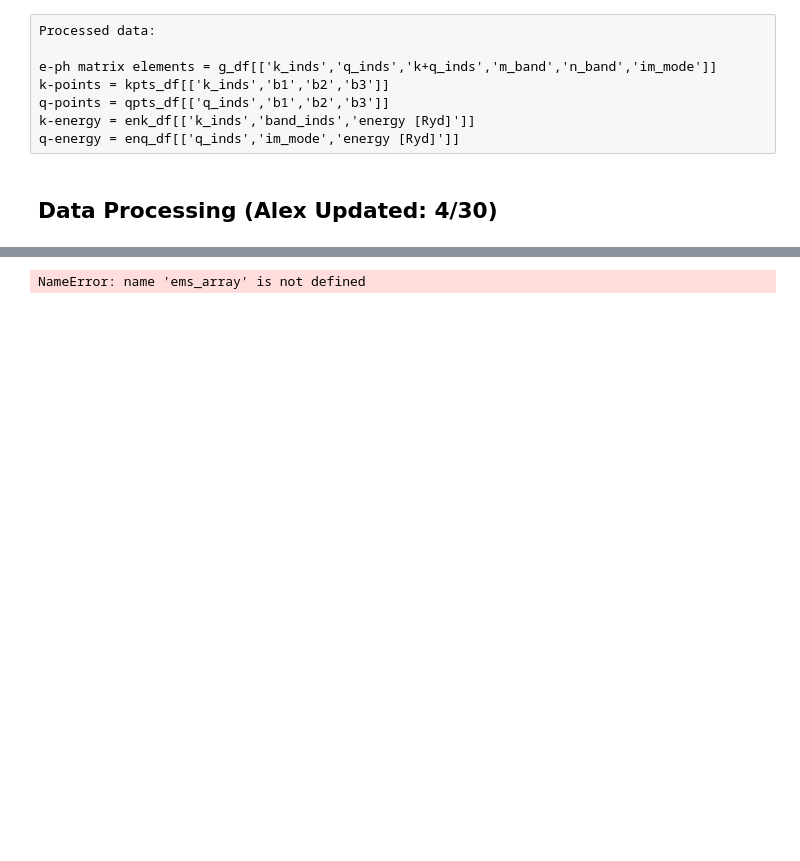
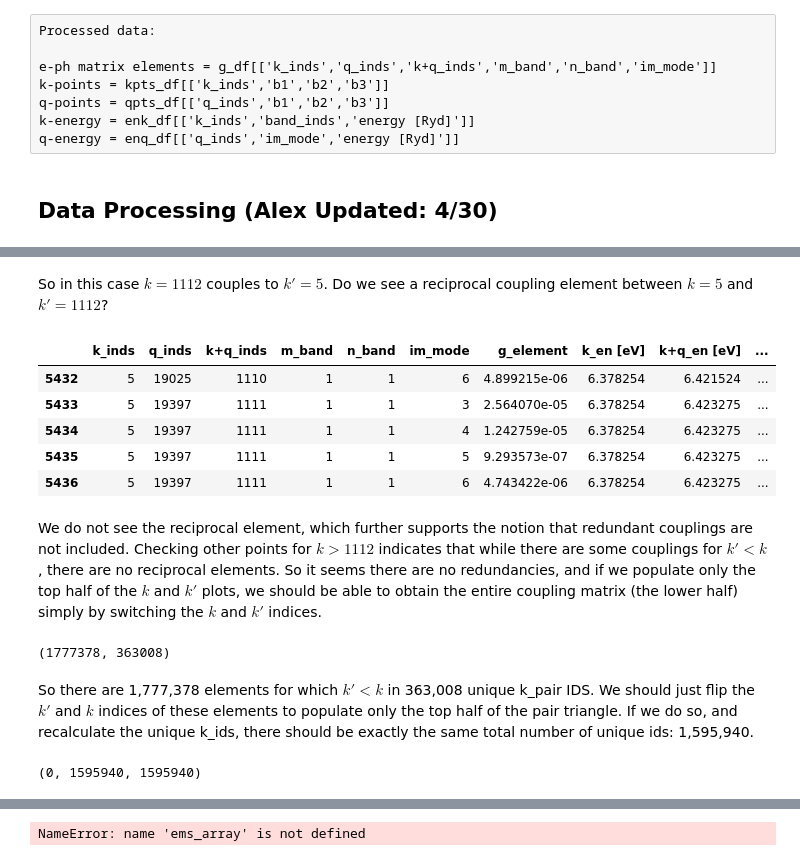
Before and after one commit to alexanderychoi/linear_boltzmann, a Jupyter notebook: data_processing_4_19.ipynb, the cells around one changed output, grey strips where cells are left out. Cells and saved outputs as stored; diff of their text form; code cells hidden in the pictures; blank space fills up the shorter version.

```diff
--- a/data_processing_4_19.ipynb
+++ b/data_processing_4_19.ipynb
@@ -1015,0 +974,19 @@ abs_scattering,ems_scattering = scattering_rate(g_df)
+# %% [markdown]
+So in this case $k = 1112$ couples to $k' = 5$. Do we see a reciprocal coupling element between $k=5$ and $k'=1112$?
+# %%
+g_df.loc[(g_df['k_inds']==5)&(g_df['k+q_inds']>1000)].tail()
+# %% [output]
+|  | k_inds | q_inds | k+q_inds | m_band | n_band | im_mode | g_element | k_en [eV] | k+q_en [eV] | ... |
+| 5432 | 5 | 19025 | 1110 | 1 | 1 | 6 | 4.899215e-06 | 6.378254 | 6.421524 | ... |
+| 5433 | 5 | 19397 | 1111 | 1 | 1 | 3 | 2.564070e-05 | 6.378254 | 6.423275 | ... |
+| 5434 | 5 | 19397 | 1111 | 1 | 1 | 4 | 1.242759e-05 | 6.378254 | 6.423275 | ... |
+| 5435 | 5 | 19397 | 1111 | 1 | 1 | 5 | 9.293573e-07 | 6.378254 | 6.423275 | ... |
+| 5436 | 5 | 19397 | 1111 | 1 | 1 | 6 | 4.743422e-06 | 6.378254 | 6.423275 | ... |
+# %% [markdown]
+We do not see the reciprocal element, which further supports the notion that redundant couplings are not included. Checking other points for $k>1112$ indicates that while there are some couplings for $k'<k$, there are no reciprocal elements. So it seems there are no redundancies, and if we populate only the top half of the $k$ and $k'$ plots, we should be able to obtain the entire coupling matrix (the lower half) simply by switching the $k$ and $k'$ indices.
+# %%
+len(g_df.loc[g_df['k_inds']>g_df['k+q_inds']]),len(np.unique(k_pair_df.loc[k_pair_df['k_inds']>k_pair_df['k+q_inds']]['k_pair_id']))
+# %% [output]
+(1777378, 363008)
+# %% [markdown]
+So there are 1,777,378 elements for which $k' < k$ in 363,008 unique k_pair IDS. We should just flip the $k'$ and $k$ indices of these elements to populate only the top half of the pair triangle. If we do so, and recalculate the unique  k_ids, there should be exactly the same total number of unique ids: 1,595,940.
@@ -1015,0 +1008,4 @@ abs_scattering,ems_scattering = scattering_rate(g_df)
+# %%
+k_pair_df['k_pair_id'].max()-modified_g_df['k_pair_id'].max(),len(np.unique(modified_g_df['k_pair_id'])),len(np.unique(k_pair_df['k_pair_id']))
+# %% [output]
+(0, 1595940, 1595940)
```
Also changed, not shown: parts of 35 cells of this notebook.
